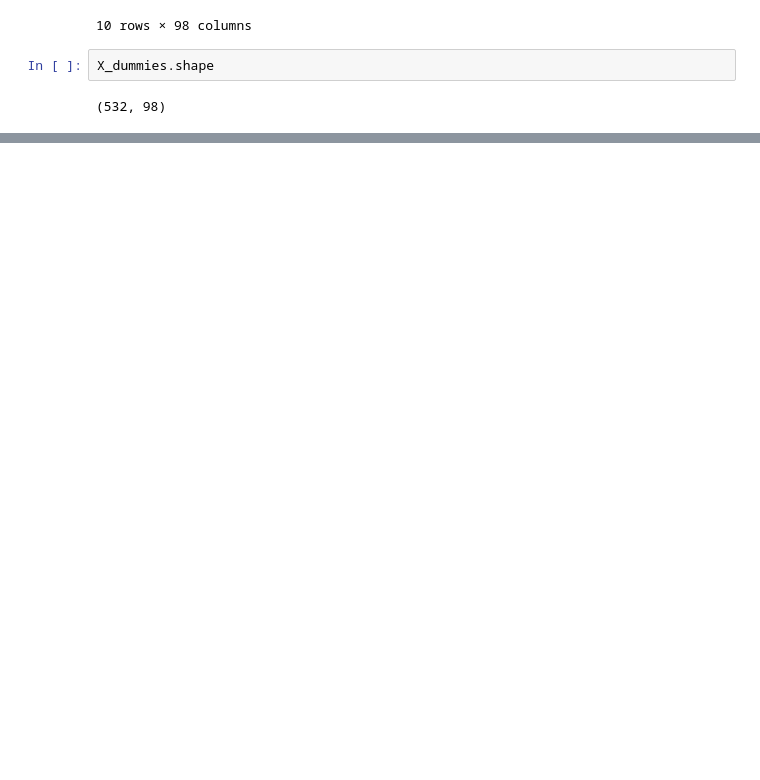
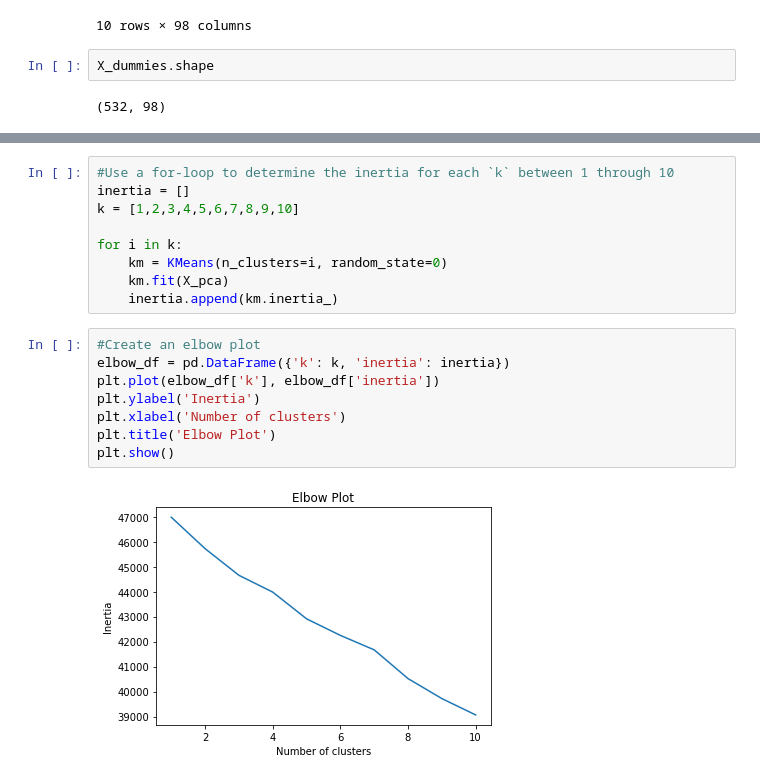
Before and after one commit to Fescamil1/Cryptocurrency_UnsuperviseML_Challenge, a Jupyter notebook: cryptocurrencyFE.ipynb, the cells around one changed output, grey strips where cells are left out. Cells and saved outputs as stored; diff of their text form; blank space fills up the shorter version.

```diff
--- a/cryptocurrencyFE.ipynb
+++ b/cryptocurrencyFE.ipynb
@@ -161,0 +208,19 @@ X_dummies.shape
+# %%
+#Use a for-loop to determine the inertia for each `k` between 1 through 10
+inertia = []
+k = [1,2,3,4,5,6,7,8,9,10]
+
+for i in k:
+    km = KMeans(n_clusters=i, random_state=0)
+    km.fit(X_pca)
+    inertia.append(km.inertia_)
+# %%
+#Create an elbow plot
+elbow_df = pd.DataFrame({'k': k, 'inertia': inertia})
+plt.plot(elbow_df['k'], elbow_df['inertia'])
+plt.ylabel('Inertia')
+plt.xlabel('Number of clusters')
+plt.title('Elbow Plot')
+plt.show()
+# %% [output]
+[figure, added]
```
Also changed, not shown: parts of 9 cells of this notebook, 1 other file.
